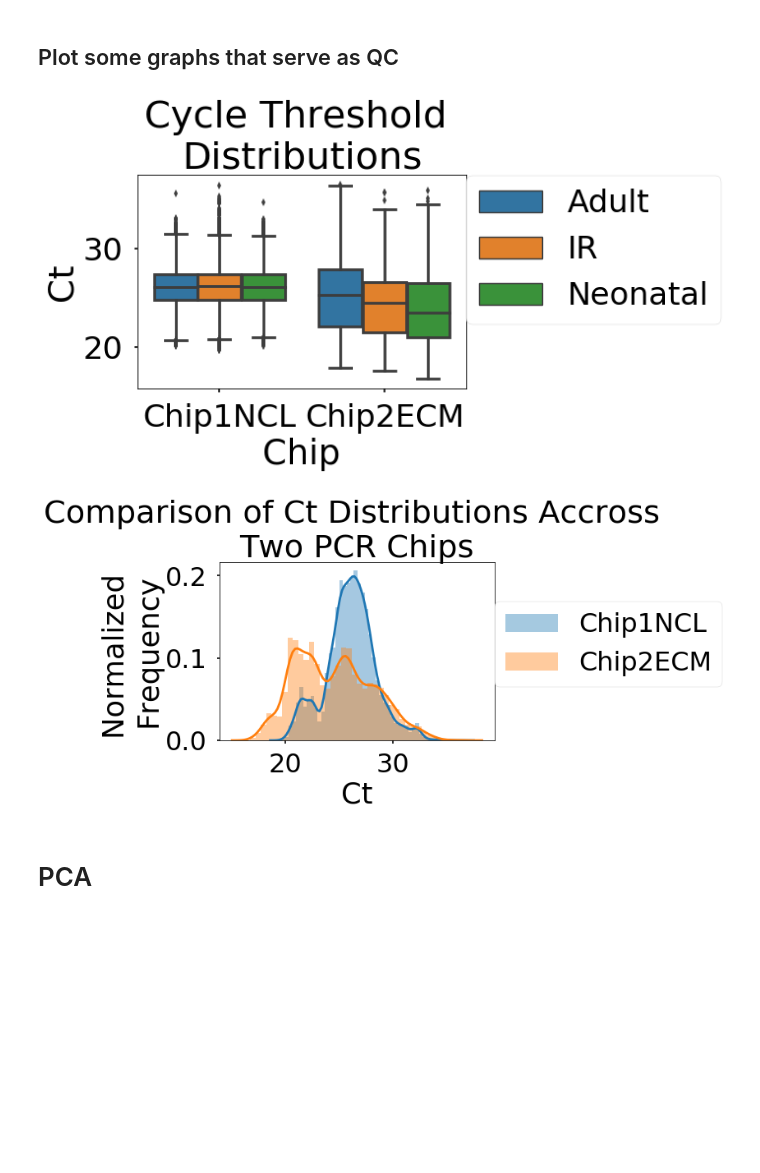
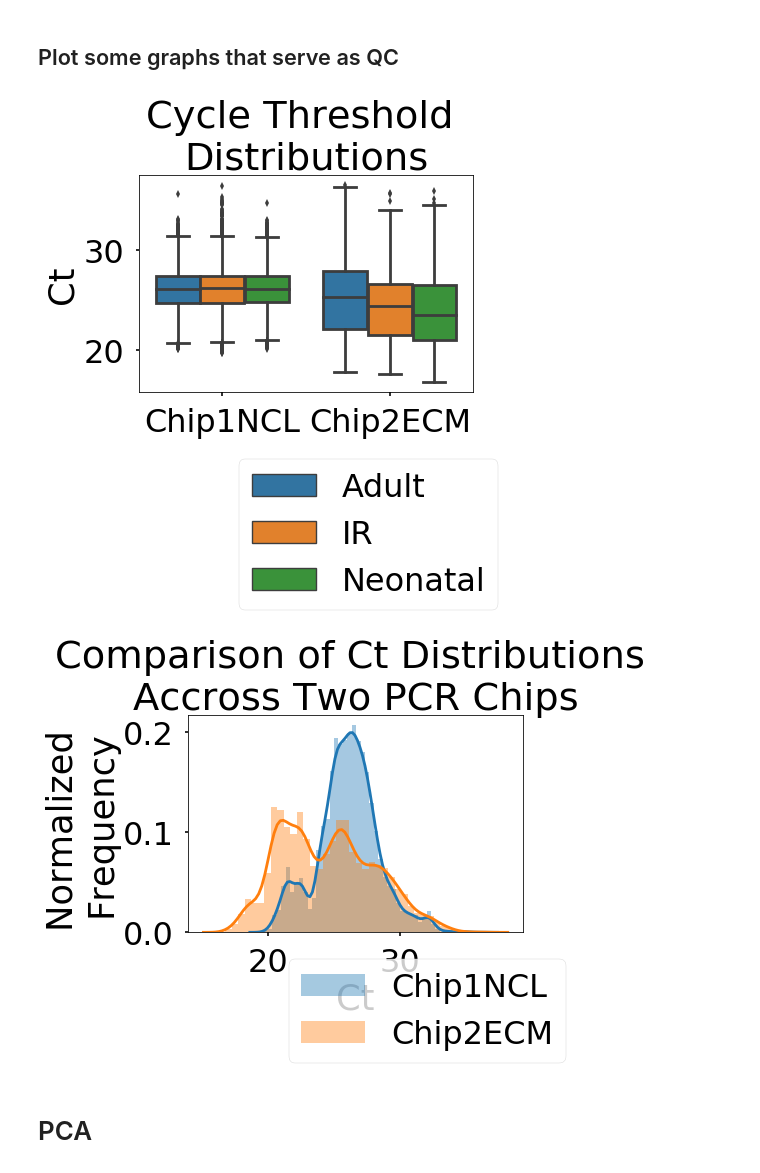
Before and after one commit to CiaranWelsh/Miscellaneous, a Jupyter notebook: WaferGenAnalysis/QConWaferGenPCRSmartChip.ipynb, the cells around one changed output. Cells and saved outputs as stored; diff of their text form; code cells hidden in the pictures; blank space fills up the shorter version.

```diff
--- a/WaferGenAnalysis/QConWaferGenPCRSmartChip.ipynb
+++ b/WaferGenAnalysis/QConWaferGenPCRSmartChip.ipynb
@@ -119,36 +119,37 @@ Chip1NCL Adult 0    ABL1  Tgfb_48_4  23.98787
 # %%
 seaborn.set_context(context='poster', font_scale=2)
 
 SAVE = True
 
 PLOT_CYCLE_THRESHOLD_DISTRIBUTIONS = True
 PLOT_DENSITY = True
 
 
 
 
 if PLOT_CYCLE_THRESHOLD_DISTRIBUTIONS:
 
 # seaborn.boxplot(data=df3, x='Chip', y='Ct', hue='Chip')
     plt.figure()
-    seaborn.boxplot(data=df, x='Chip', y='Ct', hue='CellType')
+    ax = seaborn.boxplot(data=df, x='Chip', y='Ct', hue='CellType')
     plt.title('Cycle Threshold \nDistributions')
-    plt.legend(loc=(1,0.3))
+    ax.set(xlabel='')
+    plt.legend(loc=(0.2,-1))
     if SAVE:
         plt.savefig(os.path.join(F.QC, 'RawCtDistributionsPerChipPerCellType.png'), bbox_inches='tight', dpi=300)
 
 if PLOT_DENSITY:
     plt.figure()
     for label, d in df.groupby(by='Chip'):
         seaborn.distplot(d['Ct'], label=label)
-        plt.legend(loc=(1,0.3))
-        plt.title('Comparison of Ct Distributions Accross \nTwo PCR Chips')
+        plt.legend(loc=(0.2,6))
+        plt.title('Comparison of Ct Distributions \nAccross Two PCR Chips')
         plt.ylabel('Normalized \nFrequency')
         if SAVE:
             plt.savefig(os.path.join(F.QC, 'DensityPlotCtDistributions.png'), bbox_inches='tight', dpi=300)
 # %% [output]
-[figure, old version]
+[figure, new version]
-[figure, old version]
+[figure, new version]
 # %% [markdown]
 # PCA
 # %%
```
Also changed, not shown: parts of 1 cell of this notebook, 2 other files.
